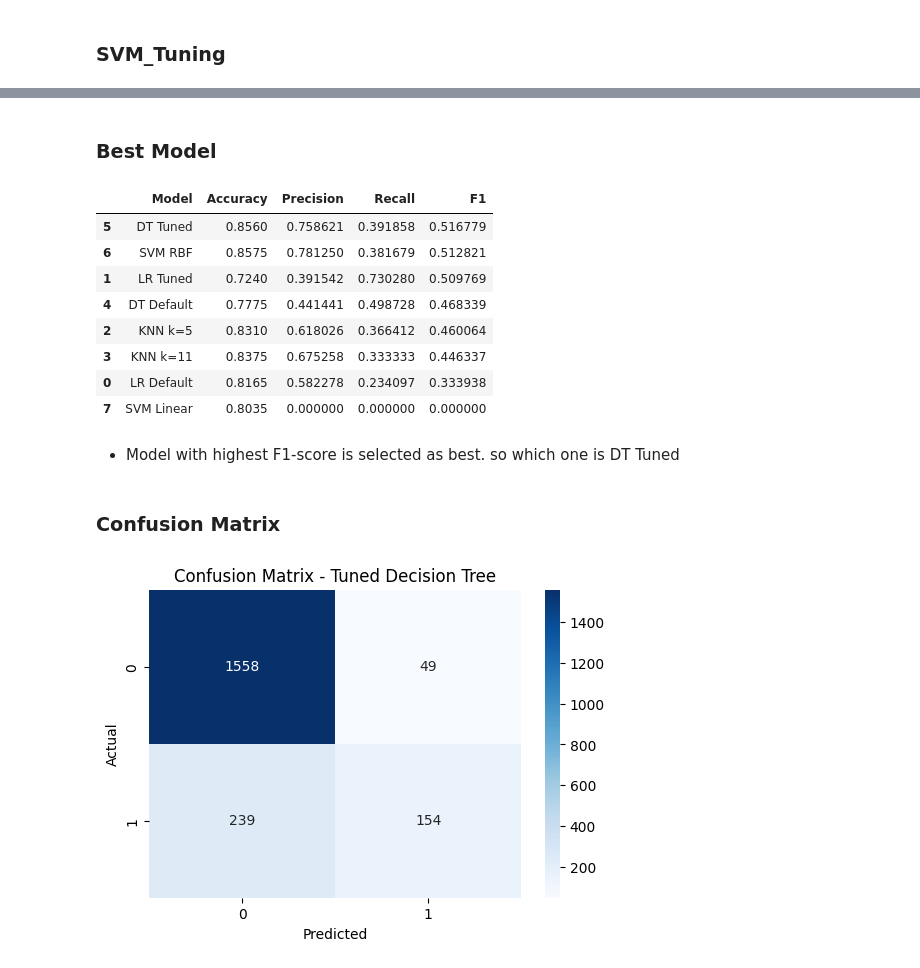
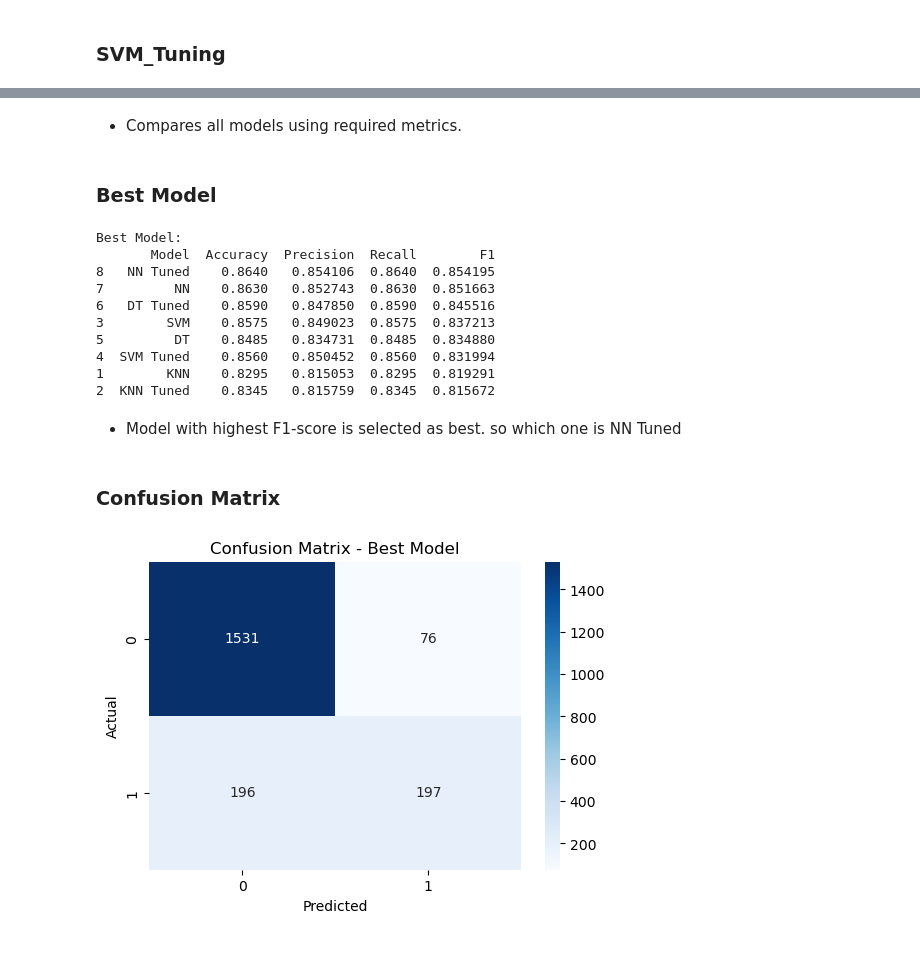
Before and after one commit to Awais11227/100_Days_of_Machine_Learning, a Jupyter notebook: Day_25_churn_prediction_ml/Eda & Modeling.ipynb, the cells around one changed output, grey strips where cells are left out. Cells and saved outputs as stored; diff of their text form; code cells hidden in the pictures.

```diff
--- a/Day_25_churn_prediction_ml/Eda & Modeling.ipynb
+++ b/Day_25_churn_prediction_ml/Eda & Modeling.ipynb
@@ -305,5 +305,2 @@ DecisionTreeClassifier(max_depth=5, min_samples_split=10)
 # %% [markdown]
 ### **SVM_Tuning**
-# %%
-svm1 = SVC(kernel='rbf')
-svm1.fit(X_train, y_train)
@@ -312,4 +307,4 @@ SVC()
 # %%
-
-svm2 = SVC(kernel='linear', C=0.1)
+svm2 = SVC(kernel='rbf', C=10, gamma=0.01)
 svm2.fit(X_train, y_train)
+y_pred_svm2 = svm2.predict(X_test)
@@ -319,0 +315,11 @@ SVC(C=0.1, kernel='linear')
+# %%
+nn2 = MLPClassifier(hidden_layer_sizes=(100,), max_iter=300)
+nn2.fit(X_train, y_train)
+y_pred_nn2 = nn2.predict(X_test)
+y_pred_nn2_proba = nn2.predict_proba(X_test)[:, 1]
+threshold = 0.35
+y_pred_nn2_threshold = (y_pred_nn2_proba >= threshold).astype(int)
+# %%
+nn2 = MLPClassifier(hidden_layer_sizes=(100,), max_iter=500)
+nn2.fit(X_train, y_train)
+y_pred_nn2 = nn2.predict(X_test)
@@ -351,35 +373,39 @@ results_df
+# %% [markdown]
+- Compares all models using required metrics.
 # %% [markdown]
 ### **Best Model**
 # %%
-best_model = results_df.sort_values(by='F1', ascending=False)
-best_model
+# Sort models based on F1 Score
+best_model = results.sort_values(by='F1', ascending=False)
+print("Best Model:")
+print(best_model.head(8))
 # %% [output]
-|  | Model | Accuracy | Precision | Recall | F1 |
-| 5 | DT Tuned | 0.8560 | 0.758621 | 0.391858 | 0.516779 |
-| 6 | SVM RBF | 0.8575 | 0.781250 | 0.381679 | 0.512821 |
-| 1 | LR Tuned | 0.7240 | 0.391542 | 0.730280 | 0.509769 |
-| 4 | DT Default | 0.7775 | 0.441441 | 0.498728 | 0.468339 |
-| 2 | KNN k=5 | 0.8310 | 0.618026 | 0.366412 | 0.460064 |
-| 3 | KNN k=11 | 0.8375 | 0.675258 | 0.333333 | 0.446337 |
-| 0 | LR Default | 0.8165 | 0.582278 | 0.234097 | 0.333938 |
-| 7 | SVM Linear | 0.8035 | 0.000000 | 0.000000 | 0.000000 |
+Best Model:
+       Model  Accuracy  Precision  Recall        F1
+8   NN Tuned    0.8640   0.854106  0.8640  0.854195
+7         NN    0.8630   0.852743  0.8630  0.851663
+6   DT Tuned    0.8590   0.847850  0.8590  0.845516
+3        SVM    0.8575   0.849023  0.8575  0.837213
+5         DT    0.8485   0.834731  0.8485  0.834880
+4  SVM Tuned    0.8560   0.850452  0.8560  0.831994
+1        KNN    0.8295   0.815053  0.8295  0.819291
+2  KNN Tuned    0.8345   0.815759  0.8345  0.815672
 # %% [markdown]
-- Model with highest F1-score is selected as best. so which one is DT Tuned
+- Model with highest F1-score is selected as best. so which one is NN Tuned
 # %% [markdown]
 ### **Confusion Matrix**
-# %%
-best = dt2
-
-y_pred = best.predict(X_test)
-cm = confusion_matrix(y_test, y_pred)
-
-# Visualization
-plt.figure(figsize=(6,4))
-sns.heatmap(cm, annot=True, fmt='d', cmap='Blues')
-plt.title(f"Confusion Matrix - Tuned Decision Tree")
-plt.xlabel("Predicted")
-plt.ylabel("Actual")
-plt.show()
-# %% [output]
-[figure, removed]
+# %%
+best = nn2
+
+y_pred = best.predict(X_test)
+cm = confusion_matrix(y_test, y_pred)
+
+plt.figure(figsize=(6,4))
+sns.heatmap(cm, annot=True, fmt='d', cmap='Blues')
+plt.title("Confusion Matrix - Best Model")
+plt.xlabel("Predicted")
+plt.ylabel("Actual")
+plt.show()
+# %% [output]
+[figure, added]
 # %% [markdown]
```
Also changed, not shown: parts of 43 cells of this notebook.
